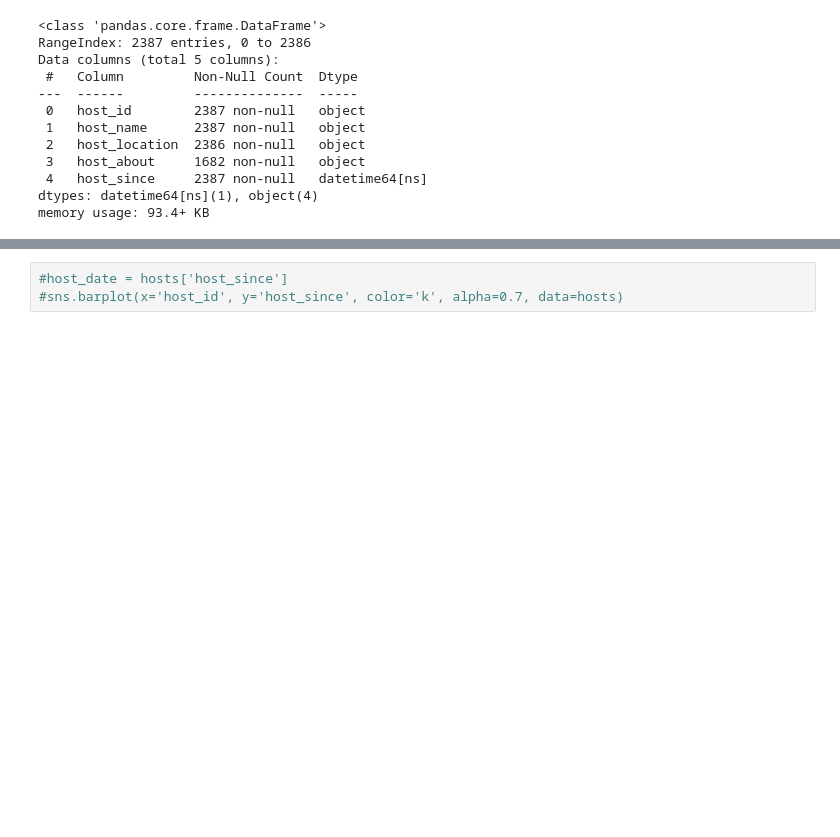
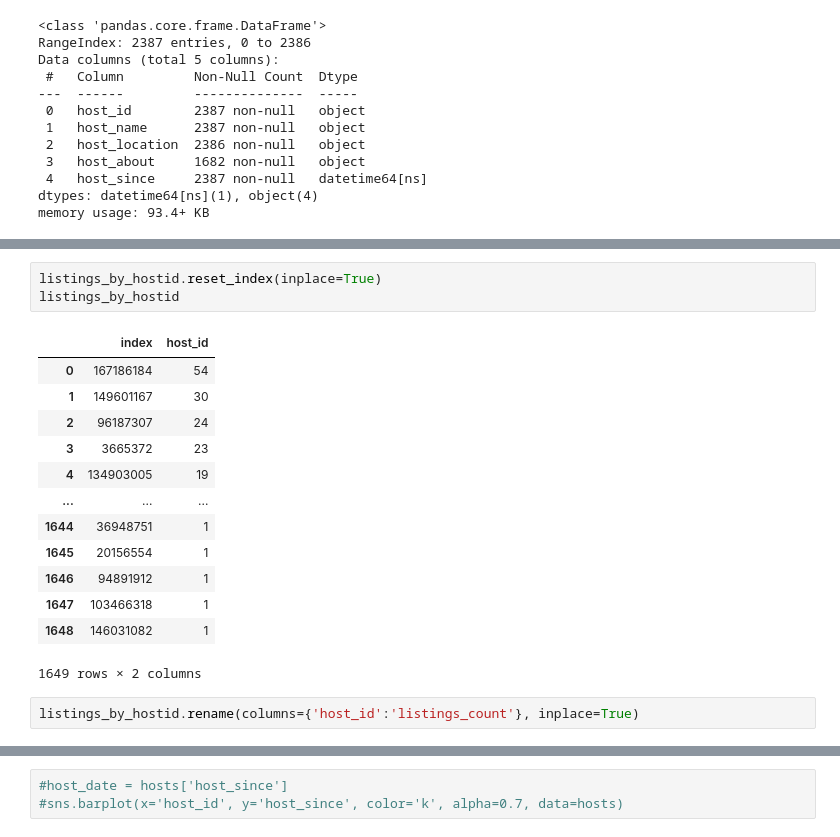
Before and after one commit to Dewalk/capstone2, a Jupyter notebook: listings.ipynb, the cells around one changed output, grey strips where cells are left out. Drawn from its saved outputs; the diff is of its cells as text; blank space fills up the shorter version.

```diff
--- a/listings.ipynb
+++ b/listings.ipynb
@@ -212,0 +200,19 @@ SyntaxError: positional argument follows keyword argument (<ipython-input-19-6aa
+# %%
+listings_by_hostid.reset_index(inplace=True)
+listings_by_hostid
+# %% [output]
+|  | index | host_id |
+| 0 | 167186184 | 54 |
+| 1 | 149601167 | 30 |
+| 2 | 96187307 | 24 |
+| 3 | 3665372 | 23 |
+| 4 | 134903005 | 19 |
+| ... | ... | ... |
+| 1644 | 36948751 | 1 |
+| 1645 | 20156554 | 1 |
+| 1646 | 94891912 | 1 |
+| 1647 | 103466318 | 1 |
+| 1648 | 146031082 | 1 |
+1649 rows × 2 columns
+# %%
+listings_by_hostid.rename(columns={'host_id':'listings_count'}, inplace=True)
```
Also changed, not shown: parts of 19 cells of this notebook.
